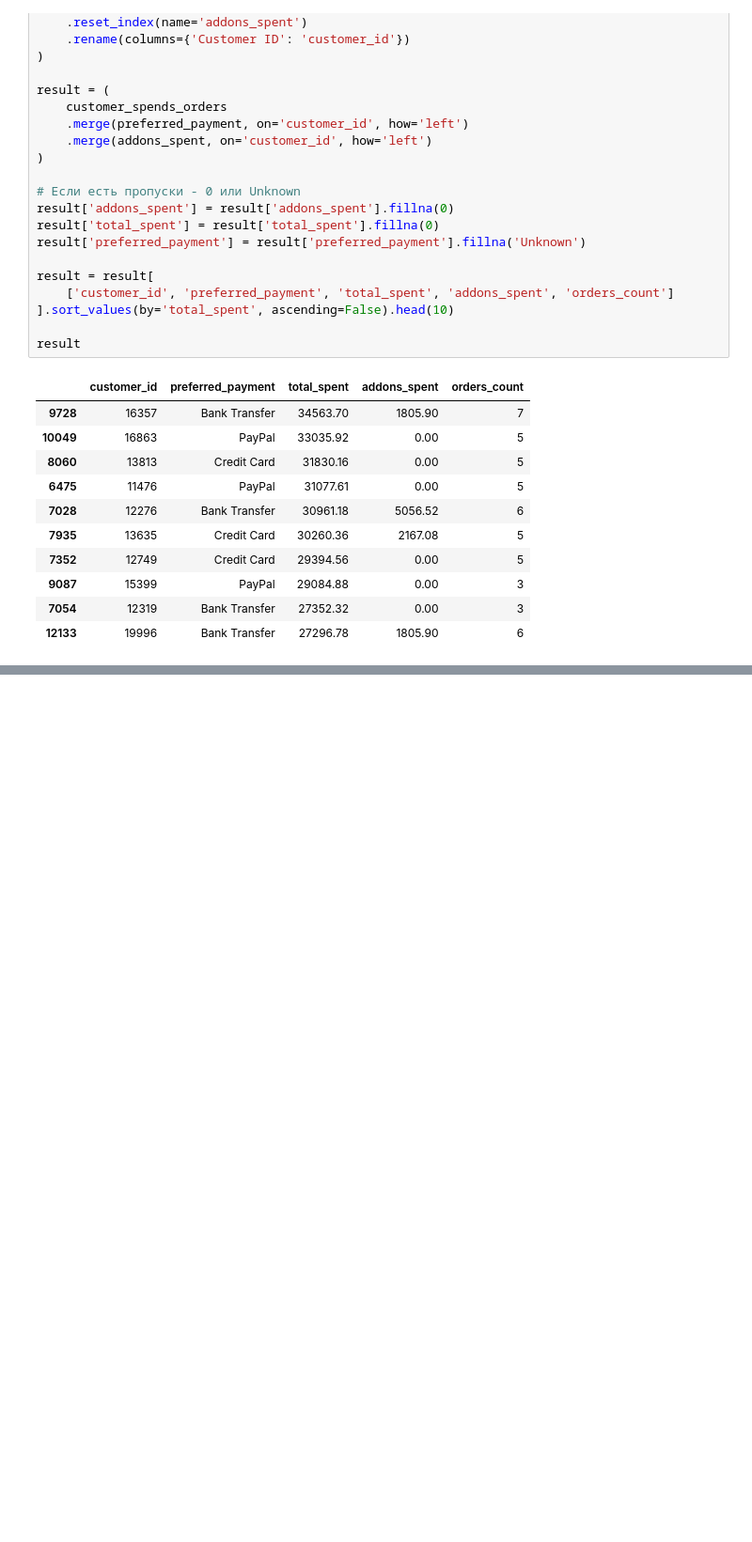
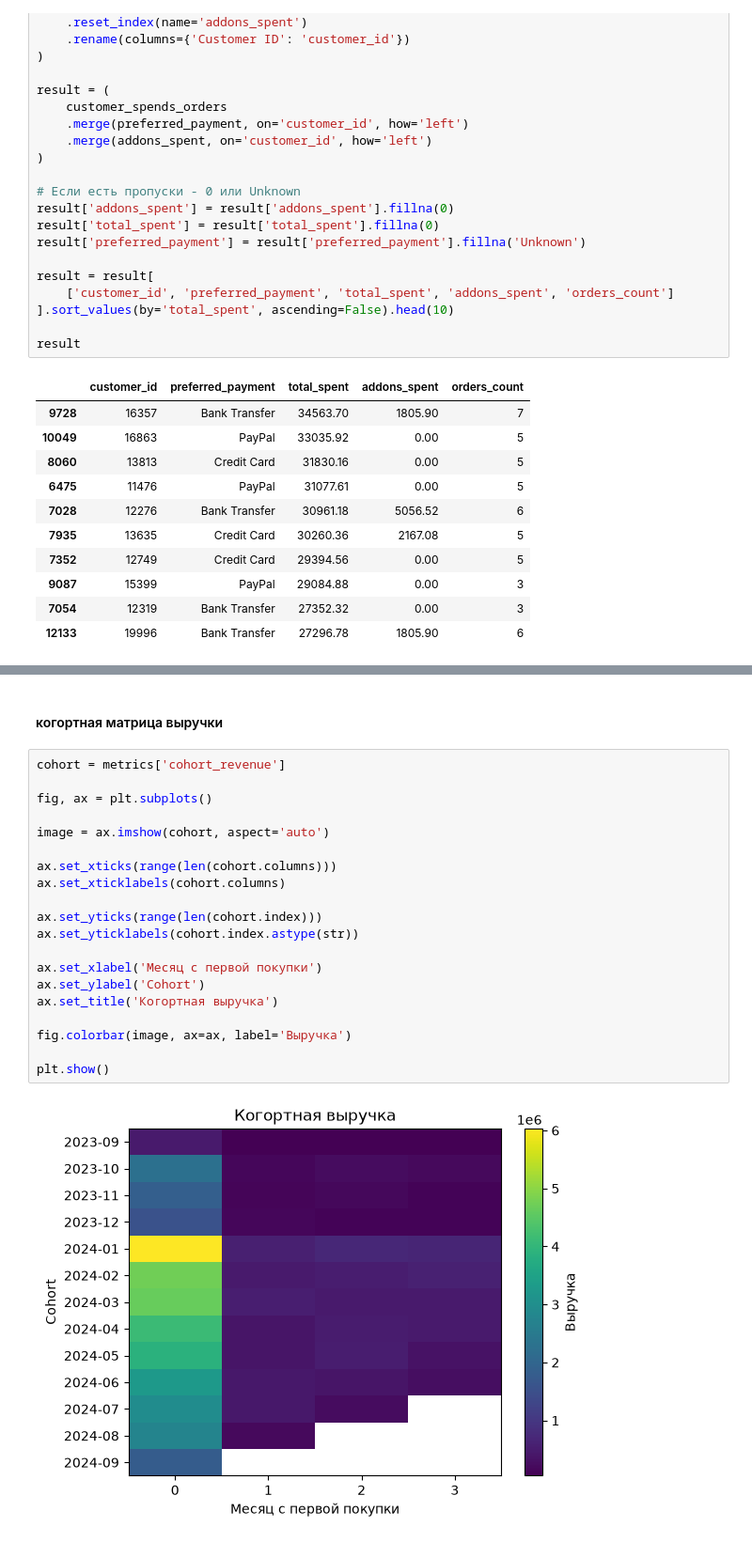
Before and after one commit to annv0r0/Python_1, a Jupyter notebook: hw_3/hw_3.ipynb, the cells around one changed output, grey strips where cells are left out. Shown at 94% size. Cells and saved outputs as stored; diff of their text form; blank space fills up the shorter version.

```diff
--- a/hw_3/hw_3.ipynb
+++ b/hw_3/hw_3.ipynb
@@ -125,0 +410,24 @@ result
+# %% [markdown]
+#### когортная матрица выручки
+# %%
+cohort = metrics['cohort_revenue']
+
+fig, ax = plt.subplots()
+
+image = ax.imshow(cohort, aspect='auto')
+
+ax.set_xticks(range(len(cohort.columns)))
+ax.set_xticklabels(cohort.columns)
+
+ax.set_yticks(range(len(cohort.index)))
+ax.set_yticklabels(cohort.index.astype(str))
+
+ax.set_xlabel('Месяц с первой покупки')
+ax.set_ylabel('Cohort')
+ax.set_title('Когортная выручка')
+
+fig.colorbar(image, ax=ax, label='Выручка')
+
+plt.show()
+# %% [output]
+[figure, added]
```
Also changed, not shown: parts of 14 cells of this notebook.
